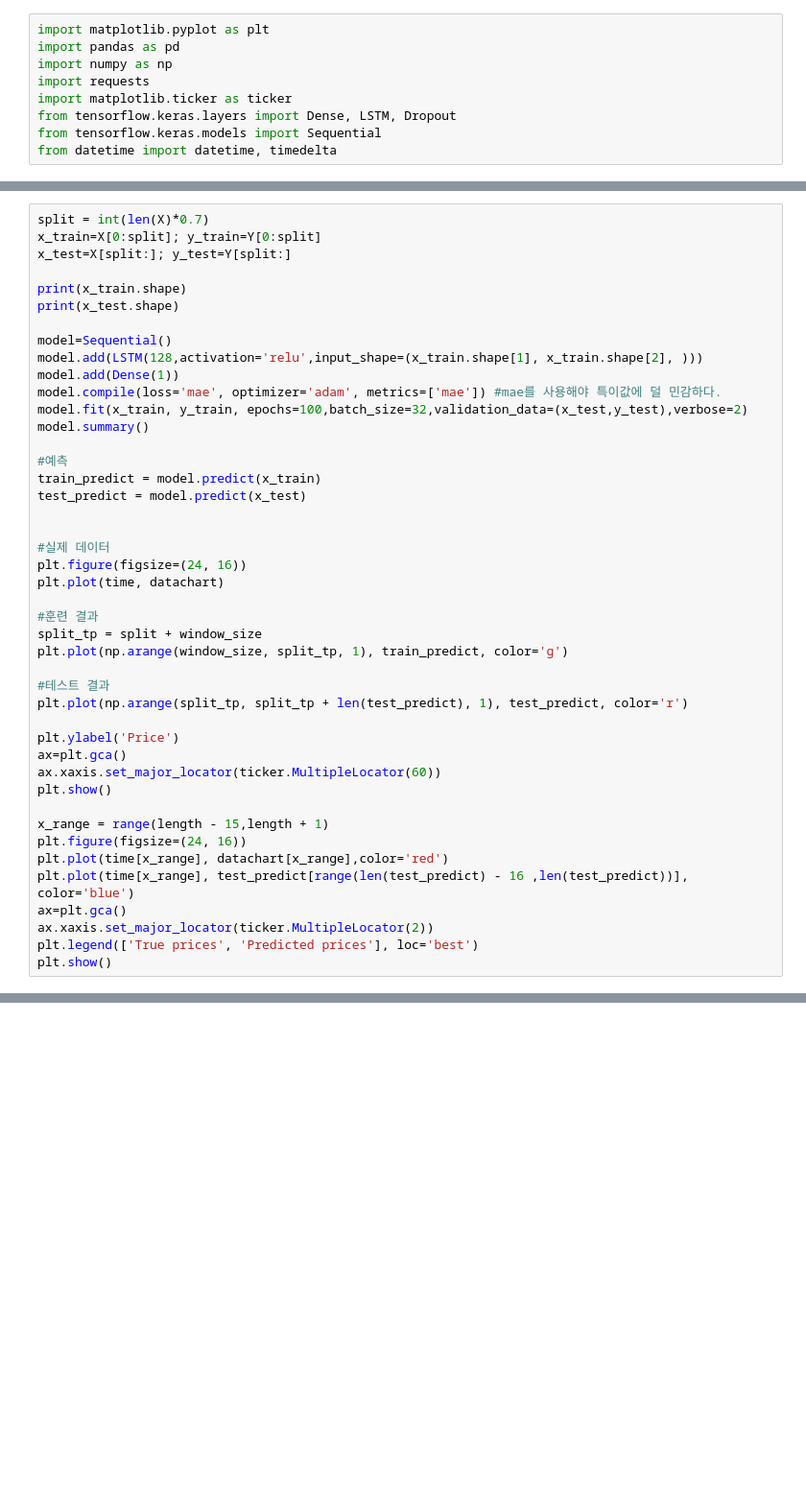
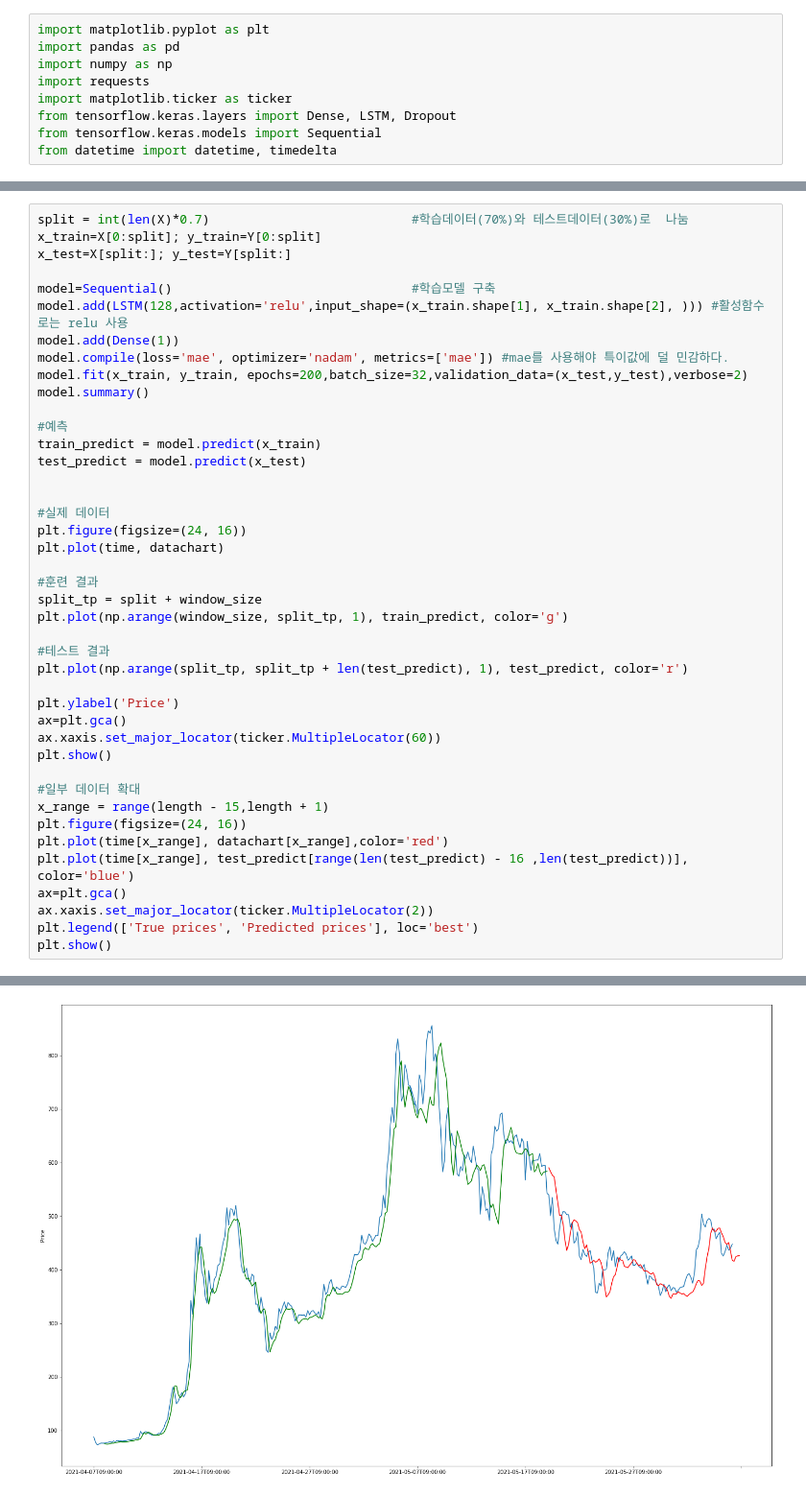
Before and after one commit to chanhoGod/MJU-Artificial-intelligence1-DogePredict, a Jupyter notebook: DOGEPredict.ipynb, the cells around one changed output, grey strips where cells are left out. Shown: that part at 96% size. Saved outputs shown, nothing was run; the diff lists cells and outputs as text; blank space fills up the shorter version.

```diff
--- a/DOGEPredict.ipynb
+++ b/DOGEPredict.ipynb
@@ -49,18 +52,15 @@ def seq2dataset(datachart,window_size):
 X, Y = seq2dataset(datachart,window_size);
 X = X.reshape((X.shape[0], X.shape[1], 1))
 # %%
-split = int(len(X)*0.7)
+split = int(len(X)*0.7)                           #학습데이터(70%)와 테스트데이터(30%)로  나눔
 x_train=X[0:split]; y_train=Y[0:split]
 x_test=X[split:]; y_test=Y[split:]
 
-print(x_train.shape)
-print(x_test.shape)
-
-model=Sequential()
-model.add(LSTM(128,activation='relu',input_shape=(x_train.shape[1], x_train.shape[2], )))
+model=Sequential()                                #학습모델 구축
+model.add(LSTM(128,activation='relu',input_shape=(x_train.shape[1], x_train.shape[2], ))) #활성함수로는 relu 사용
 model.add(Dense(1))
-model.compile(loss='mae', optimizer='adam', metrics=['mae']) #mae를 사용해야 특이값에 덜 민감하다.
-model.fit(x_train, y_train, epochs=100,batch_size=32,validation_data=(x_test,y_test),verbose=2)
+model.compile(loss='mae', optimizer='nadam', metrics=['mae']) #mae를 사용해야 특이값에 덜 민감하다.
+model.fit(x_train, y_train, epochs=200,batch_size=32,validation_data=(x_test,y_test),verbose=2)
 model.summary()
 
 #예측
@@ -84,6 +84,7 @@ ax=plt.gca()
 ax.xaxis.set_major_locator(ticker.MultipleLocator(60))
 plt.show()
 
+#일부 데이터 확대
 x_range = range(length - 15,length + 1)
 plt.figure(figsize=(24, 16))
 plt.plot(time[x_range], datachart[x_range],color='red')
@@ -92,3 +93,4 @@ ax=plt.gca()
 ax.xaxis.set_major_locator(ticker.MultipleLocator(2))
 plt.legend(['True prices', 'Predicted prices'], loc='best')
 plt.show()
+# %% [output]
@@ -94,0 +114 @@ plt.show()
+[figure, added]
```
Also changed, not shown: parts of 5 cells of this notebook.
